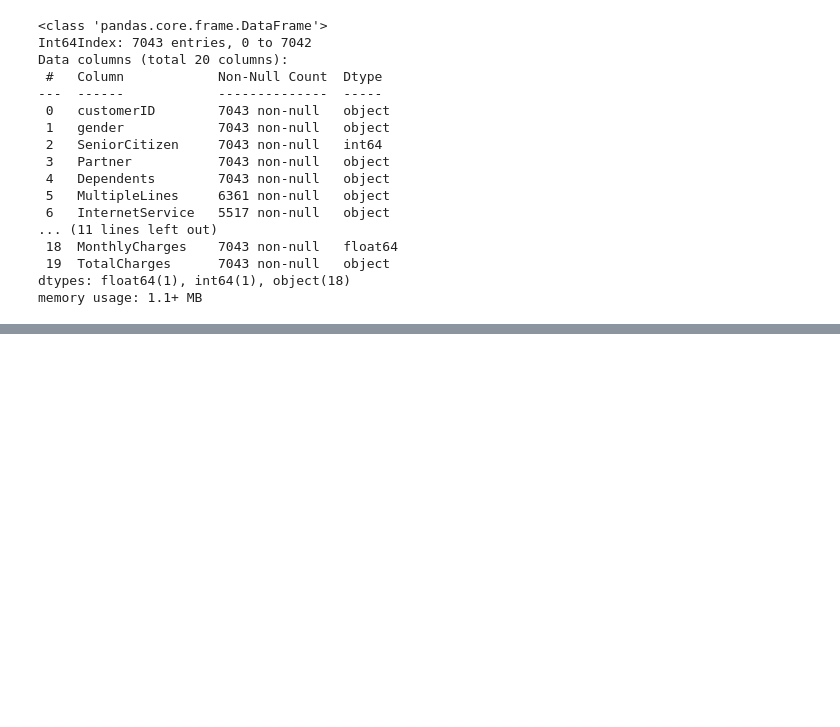
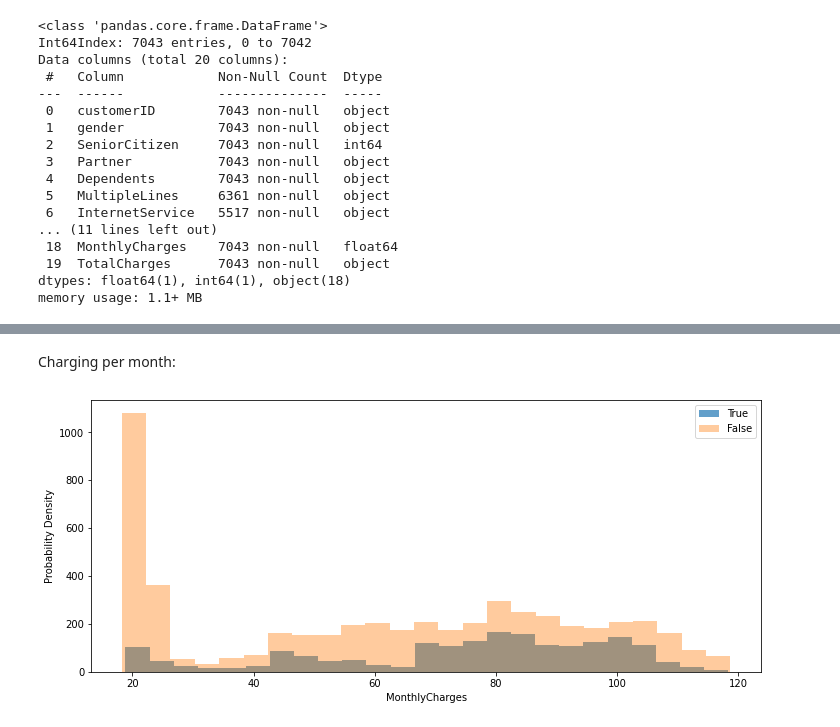
Before and after one commit to dnevo/Practicum, a Jupyter notebook: S17_Final_Project.ipynb, the cells around one changed output, grey strips where cells are left out. Saved outputs shown, nothing was run; the diff lists cells and outputs as text; code cells hidden in the pictures; blank space fills up the shorter version.

```diff
--- a/S17_Final_Project.ipynb
+++ b/S17_Final_Project.ipynb
@@ -62,0 +144,2 @@ df_customer['months'] = (df_customer['EndDate'] - df_customer['BeginDate']).dt.d
+# %%
+df_customer['female'] = df_customer['gender'].replace(('Female', 'Male'), ('Yes', 'No'))
@@ -62,0 +205,12 @@ df_customer['months'] = (df_customer['EndDate'] - df_customer['BeginDate']).dt.d
+# %% [markdown]
+Charging per month:
+# %%
+nbins = 25
+plt.figure(figsize=(12, 5))
+sns.distplot(df_customer[df_customer['churn']==True]['MonthlyCharges'], label='True', hist = True, kde=False, bins=nbins,hist_kws={'alpha':0.7})
+sns.distplot(df_customer[df_customer['churn']==False]['MonthlyCharges'], label='False', hist = True, kde=False, bins=nbins,hist_kws={'alpha':0.4})
+plt.legend()
+plt.xlabel('MonthlyCharges')
+plt.ylabel('Probability Density');
+# %% [output]
+[figure, added]
```
Also changed, not shown: parts of 68 cells of this notebook.
